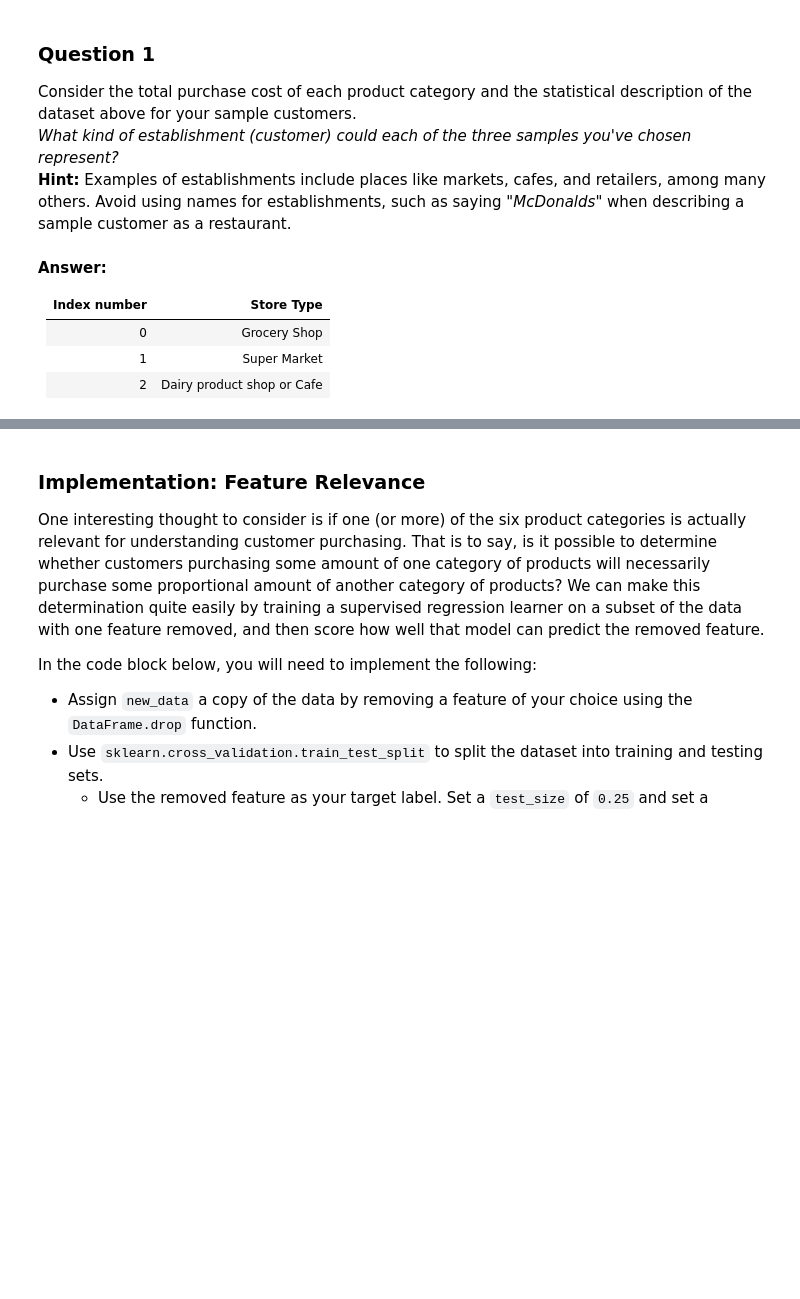
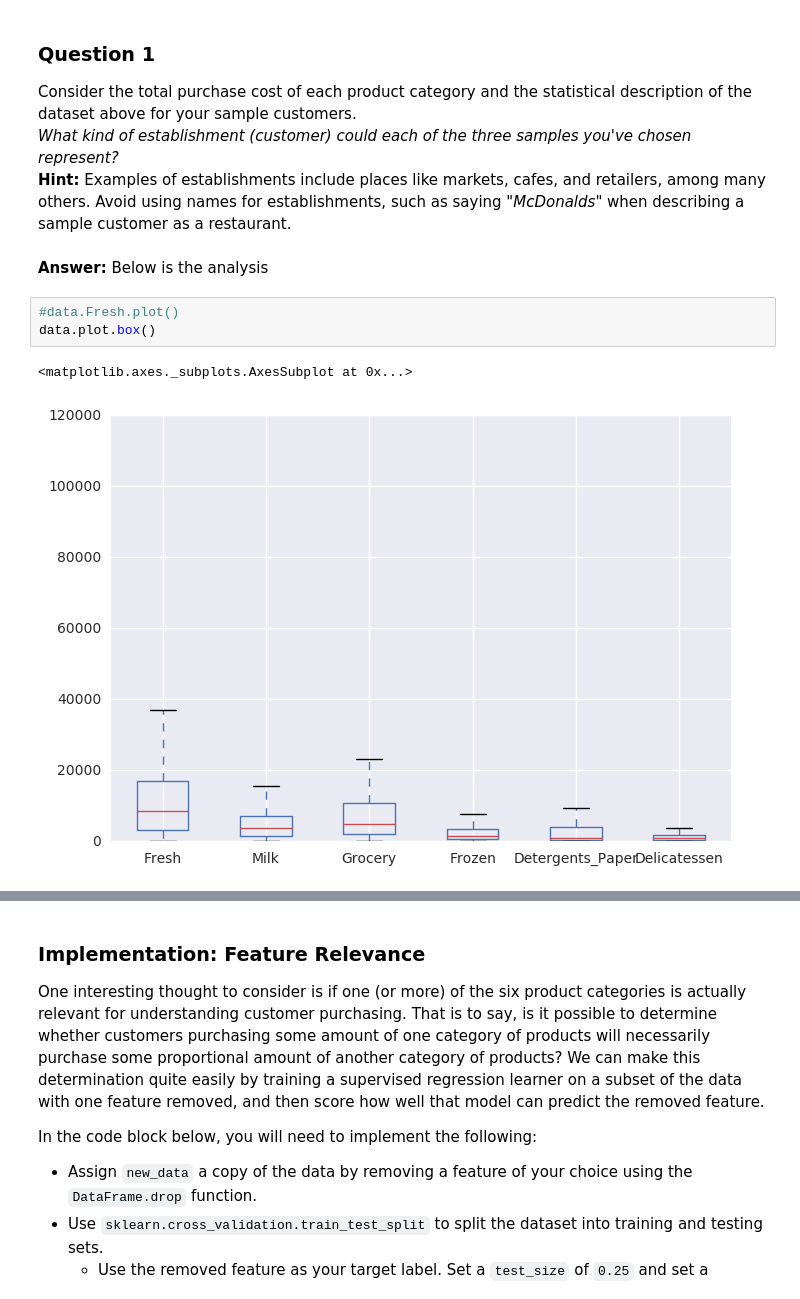
Before and after one commit to TilakD/Udacity_MLND_Unsup_Customer_Segment, a Jupyter notebook: customer_segments.ipynb, the cells around one changed output, grey strips where cells are left out. Cells and saved outputs as stored; diff of their text form; blank space fills up the shorter version.

```diff
--- a/customer_segments.ipynb
+++ b/customer_segments.ipynb
@@ -79,12 +80,11 @@ Chosen samples of wholesale customers dataset:
 Consider the total purchase cost of each product category and the statistical description of the dataset above for your sample customers.
 *What kind of establishment (customer) could each of the three samples you've chosen represent?*
 **Hint:** Examples of establishments include places like markets, cafes, and retailers, among many others. Avoid using names for establishments, such as saying *"McDonalds"* when describing a sample customer as a restaurant.
-# %% [markdown]
-**Answer:**
-
-
-| Index number | Store Type |
-| :---------------: | :-------------: |
-| 0               | Grocery Shop|
-| 1               | Super Market|
-| 2               | Dairy product shop or Cafe|
+# %% [markdown]
+**Answer:** Below is the analysis
+# %%
+#data.Fresh.plot()
+data.plot.box()
+# %% [output]
+<matplotlib.axes._subplots.AxesSubplot at 0x...>
+[figure, added]
```
Also changed, not shown: parts of 9 cells of this notebook.
